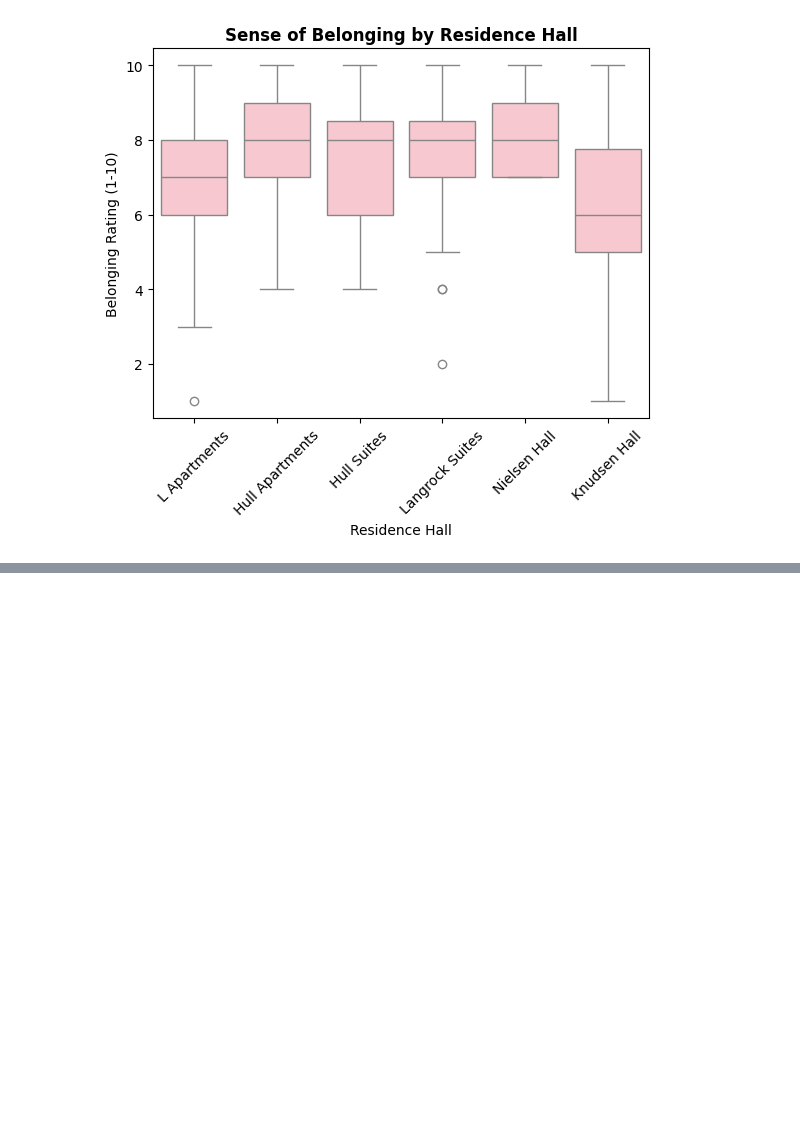
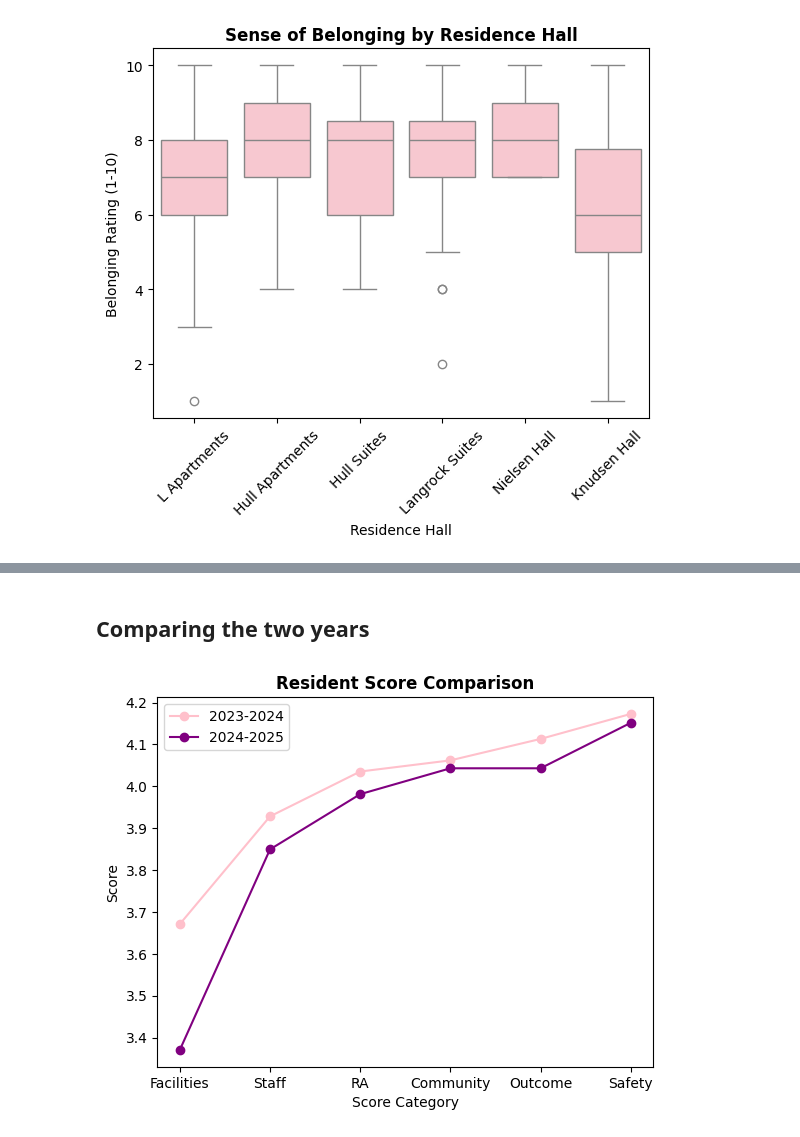
Before and after one commit to bdupey-gv/res_life_survey_analysis, a Jupyter notebook: code/data/isabella_graphs_and_stats_24_25.ipynb, the cells around one changed output, grey strips where cells are left out. Drawn from its saved outputs; the diff is of its cells as text; code cells hidden in the pictures; blank space fills up the shorter version.

Commit message:
added score 2 year comparison

```diff
--- a/code/data/isabella_graphs_and_stats_24_25.ipynb
+++ b/code/data/isabella_graphs_and_stats_24_25.ipynb
@@ -265,0 +289,23 @@ plt.show()
+# %% [markdown]
+## Comparing the two years
+# %%
+#score categories
+import matplotlib.pyplot as plt
+
+items = ["Facilities", "Staff", "RA", "Community", "Outcome", "Safety"]
+
+#scores for each year
+scores_23_24 = [3.670992, 3.928197, 4.035377, 4.061995, 4.113208, 4.172956]
+scores_24_25 = [3.370443, 3.849425, 3.981281, 4.043103, 4.043103, 4.151724]
+
+plt.plot(items, scores_23_24, marker='o', label='2023-2024', color='pink')
+plt.plot(items, scores_24_25, marker='o', label='2024-2025', color='purple')
+
+plt.title('Resident Score Comparison', fontweight="bold")
+plt.xlabel('Score Category')
+plt.ylabel('Score')
+
+plt.legend()
+plt.show()
+# %% [output]
+[figure, added]
```
Also changed, not shown: parts of 6 cells of this notebook.
